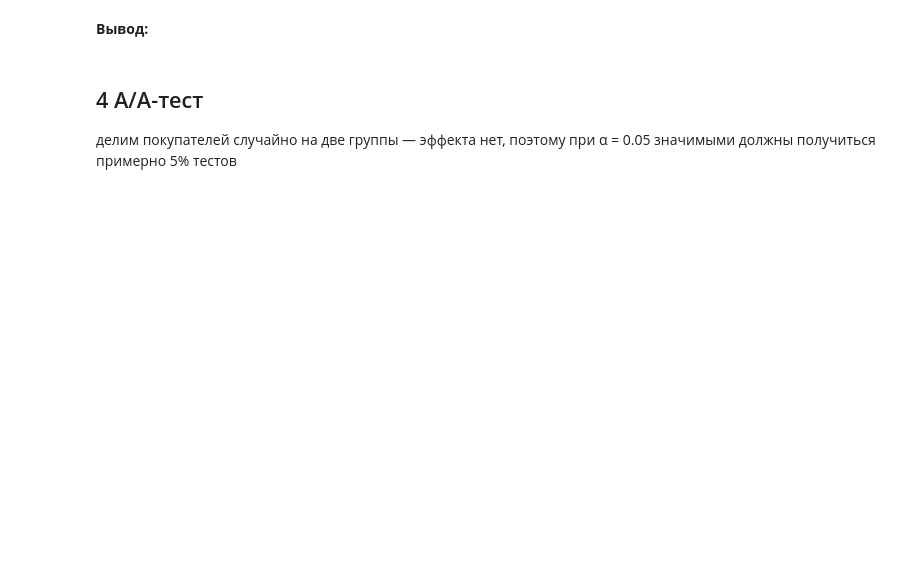
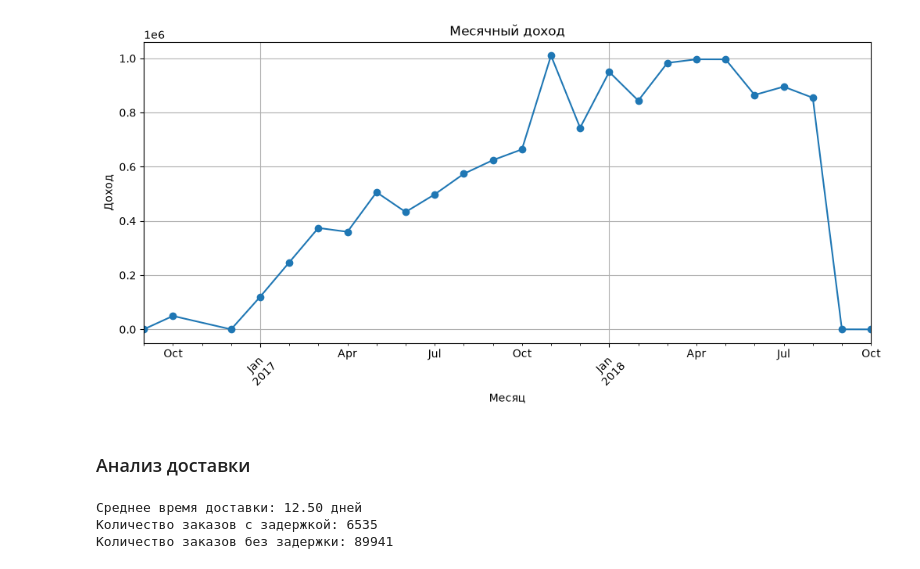
Before and after one commit to hannettochi/data-warehouse-olist, a Jupyter notebook: notebooks/olist_analysis.ipynb, the cells around one changed output. Saved outputs shown, nothing was run; the diff lists cells and outputs as text; code cells hidden in the pictures; blank space fills up the shorter version.

```diff
--- a/notebooks/olist_analysis.ipynb
+++ b/notebooks/olist_analysis.ipynb
@@ -43,11 +93,17 @@ orders.shape
 # %%
-orders = orders.sort_values(["customer_unique_id", "order_purchase_timestamp", "order_id"])
+customer_stats = (
+    orders.groupby("customer_unique_id")
+    .agg(
+        orders_count=("order_id", "nunique")
+    )
+)
 
-first = orders.drop_duplicates("customer_unique_id", keep="first").copy()
-last_date = orders.groupby("customer_unique_id")["purchase_date"].max()
+customer_stats["is_repeat"] = customer_stats["orders_count"] > 1
 
-first["last_purchase_date"] = first["customer_unique_id"].map(last_date)
-first["is_repeat"] = first["last_purchase_date"] > first["purchase_date"]
+total_customers = len(customer_stats)
+repeat_customers = customer_stats["is_repeat"].sum()
+repeat_rate = repeat_customers / total_customers * 100
 
-first = first[first["purchase_date"] < "2018-03-01"]
-first.head()
+print(f"Всего клиентов: {total_customers}")
+print(f"Повторных покупателей: {repeat_customers}")
+print(f"Доля повторных покупателей: {repeat_rate:.2f}%")
@@ -96,20 +145,34 @@ print(f"разница: {(x1 / n1 - x2 / n2) * 100:.2f} п.п., 95% ДИ: от {
-# %% [markdown]
-**Вывод:**
+# %%
+monthly_revenue = (
+    orders.groupby(orders["order_purchase_timestamp"].dt.to_period("M"))
+    ["total_order_amount"]
+    .sum()
+)
+
+monthly_revenue.plot(
+    kind="line",
+    figsize=(12, 5),
+    marker="o"
+)
+
+plt.title("Месячный доход")
+plt.xlabel("Месяц")
+plt.ylabel("Доход")
+plt.xticks(rotation=45)
+plt.grid()
+plt.show()
+# %% [output]
+[figure, added]
 # %% [markdown]
-## 4 A/A-тест
-
-делим покупателей случайно на две группы — эффекта нет, поэтому при α = 0.05
-значимыми должны получиться примерно 5% тестов
+### Анализ доставки
 # %%
-rng = np.random.default_rng(42)
-is_repeat = first["is_repeat"].to_numpy()
+delivery = orders.dropna(subset=["delivery_days", "is_delayed"]).copy()
 
-p_values = []
-for _ in range(1000):
-    group = rng.random(len(is_repeat)) < 0.5
-    _, p = z_test(is_repeat[group].sum(), group.sum(), is_repeat[~group].sum(), (~group).sum())
-    p_values.append(p)
-
-p_values = np.array(p_values)
-print(f"доля значимых при α = 0.05: {(p_values < 0.05).mean():.1%}")
+print(f"Среднее время доставки: {delivery['delivery_days'].mean():.2f} дней")
+print(f"Количество заказов с задержкой: {(delivery['is_delayed'] == True).sum()}")
+print(f"Количество заказов без задержки: {(delivery['is_delayed'] == False).sum()}")
+# %% [output]
+Среднее время доставки: 12.50 дней
+Количество заказов с задержкой: 6535
+Количество заказов без задержки: 89941
 # %%
```
Also changed, not shown: parts of 25 cells of this notebook, 27 other files.
